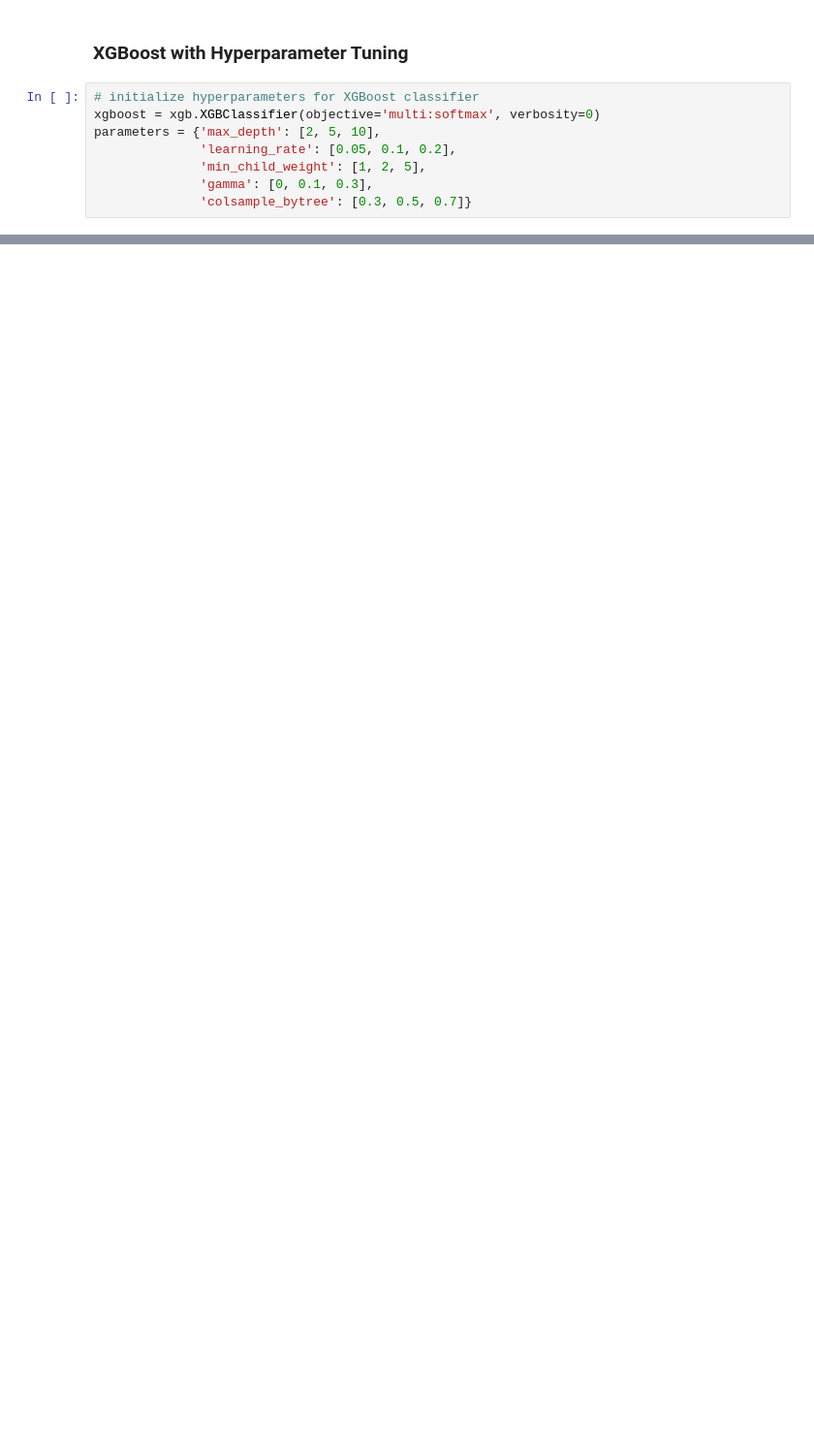
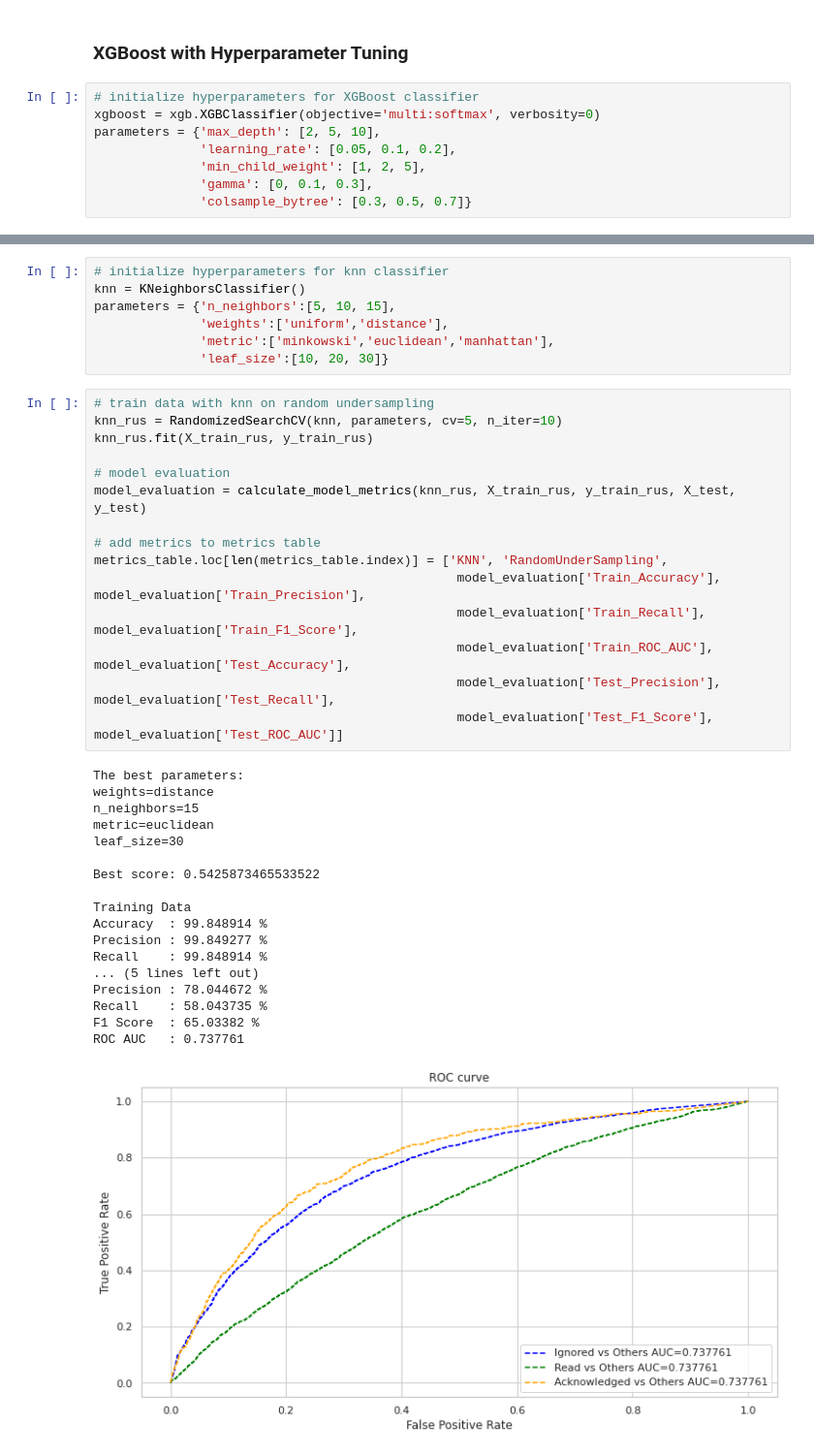
Before and after one commit to connect-midhunr/email-campaign-effectiveness-prediction, a Jupyter notebook: Email_Campaign_Effectiveness_Prediction_Capstone_Project.ipynb, the cells around one changed output, grey strips where cells are left out. Shown at 97% size. Saved outputs shown, nothing was run; the diff lists cells and outputs as text; blank space fills up the shorter version.

```diff
--- a/Email_Campaign_Effectiveness_Prediction_Capstone_Project.ipynb
+++ b/Email_Campaign_Effectiveness_Prediction_Capstone_Project.ipynb
@@ -1334,0 +1337,41 @@ ROC AUC   : 0.777989
+# %%
+# initialize hyperparameters for knn classifier
+knn = KNeighborsClassifier()
+parameters = {'n_neighbors':[5, 10, 15],
+              'weights':['uniform','distance'],
+              'metric':['minkowski','euclidean','manhattan'],
+              'leaf_size':[10, 20, 30]}
+# %%
+# train data with knn on random undersampling
+knn_rus = RandomizedSearchCV(knn, parameters, cv=5, n_iter=10)
+knn_rus.fit(X_train_rus, y_train_rus)
+
+# model evaluation
+model_evaluation = calculate_model_metrics(knn_rus, X_train_rus, y_train_rus, X_test, y_test)
+
+# add metrics to metrics table
+metrics_table.loc[len(metrics_table.index)] = ['KNN', 'RandomUnderSampling',
+                                                model_evaluation['Train_Accuracy'], model_evaluation['Train_Precision'],
+                                                model_evaluation['Train_Recall'], model_evaluation['Train_F1_Score'],
+                                                model_evaluation['Train_ROC_AUC'], model_evaluation['Test_Accuracy'],
+                                                model_evaluation['Test_Precision'], model_evaluation['Test_Recall'],
+                                                model_evaluation['Test_F1_Score'], model_evaluation['Test_ROC_AUC']]
+# %% [output]
+The best parameters:
+weights=distance
+n_neighbors=15
+metric=euclidean
+leaf_size=30
+
+Best score: 0.5425873465533522
+
+Training Data
+Accuracy  : 99.848914 %
+Precision : 99.849277 %
+Recall    : 99.848914 %
+... (5 lines left out)
+Precision : 78.044672 %
+Recall    : 58.043735 %
+F1 Score  : 65.03382 %
+ROC AUC   : 0.737761
+[figure, added]
```
Also changed, not shown: parts of 28 cells of this notebook.
